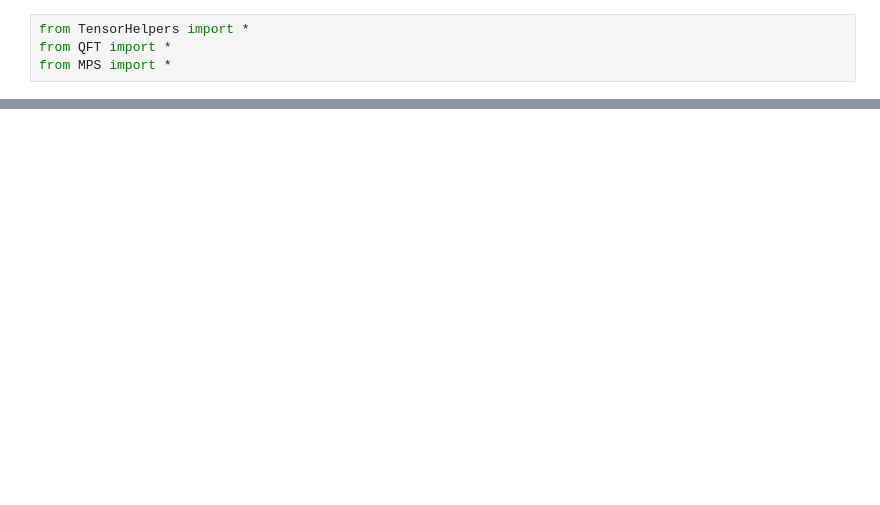
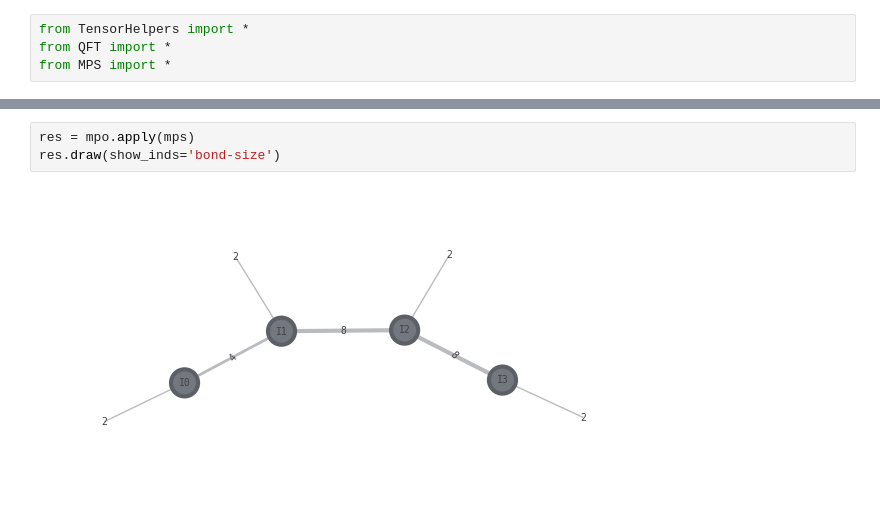
Before and after one commit to the-iron-ryan/MPO_QFT, a Jupyter notebook: QFT_MPO.ipynb, the cells around one changed output, grey strips where cells are left out. Saved outputs shown, nothing was run; the diff lists cells and outputs as text; blank space fills up the shorter version.

Commit message:
Applying MPS to MPO correctly

```diff
--- a/QFT_MPO.ipynb
+++ b/QFT_MPO.ipynb
@@ -27,0 +47,5 @@ print(MPO_tn.tensors)
+# %%
+res = mpo.apply(mps)
+res.draw(show_inds='bond-size')
+# %% [output]
+[figure, added]
```
Also changed, not shown: parts of 3 cells of this notebook, 2 other files.
